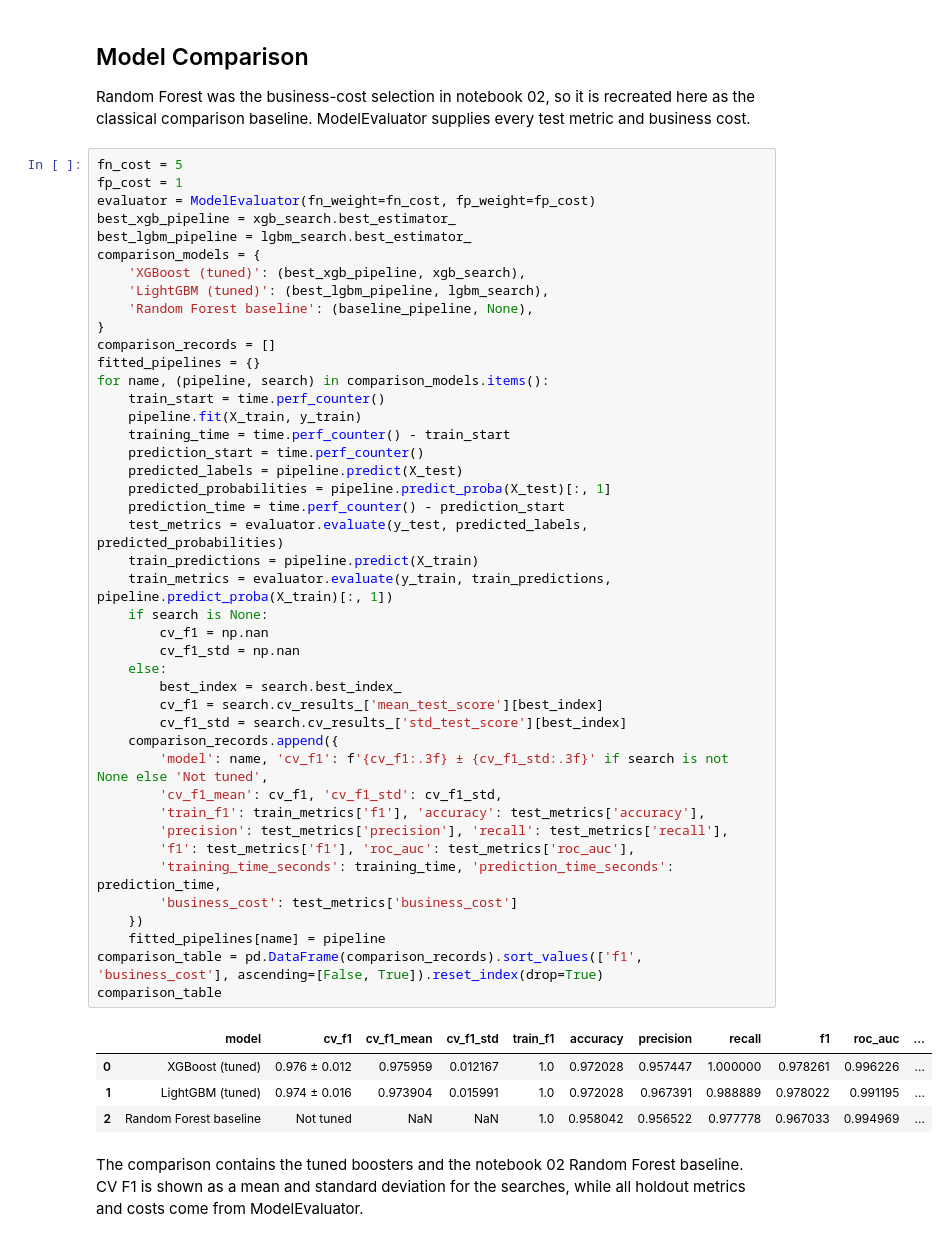
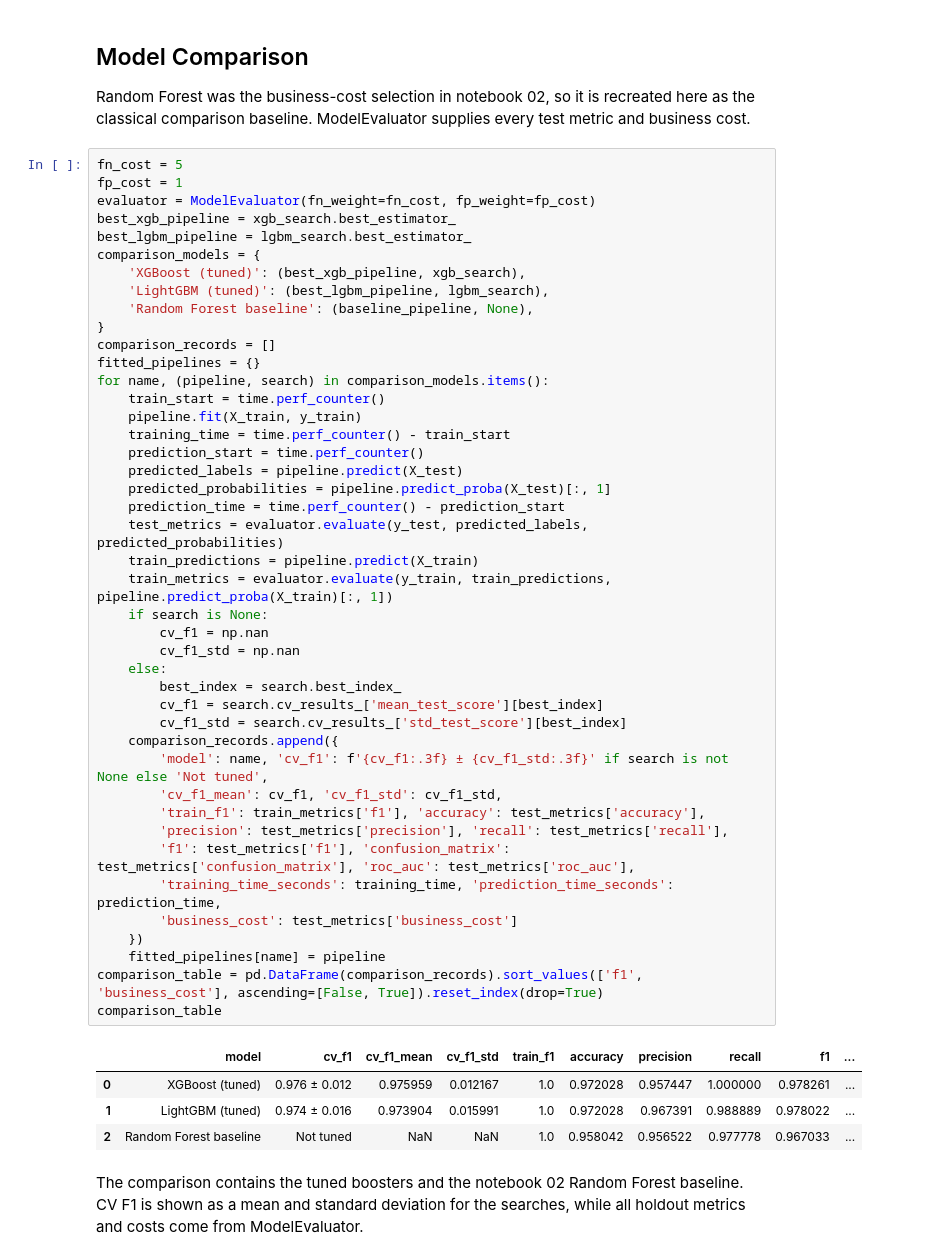
Before and after one commit to vilvapriya21/explainable-ml-assignment, a Jupyter notebook: notebooks/03_boosting_and_pipelines.ipynb, the cells around one changed output. Saved outputs shown, nothing was run; the diff lists cells and outputs as text.

```diff
--- a/notebooks/03_boosting_and_pipelines.ipynb
+++ b/notebooks/03_boosting_and_pipelines.ipynb
@@ -114,38 +114,38 @@ fitted_pipelines = {}
 for name, (pipeline, search) in comparison_models.items():
     train_start = time.perf_counter()
     pipeline.fit(X_train, y_train)
     training_time = time.perf_counter() - train_start
     prediction_start = time.perf_counter()
     predicted_labels = pipeline.predict(X_test)
     predicted_probabilities = pipeline.predict_proba(X_test)[:, 1]
     prediction_time = time.perf_counter() - prediction_start
     test_metrics = evaluator.evaluate(y_test, predicted_labels, predicted_probabilities)
     train_predictions = pipeline.predict(X_train)
     train_metrics = evaluator.evaluate(y_train, train_predictions, pipeline.predict_proba(X_train)[:, 1])
     if search is None:
         cv_f1 = np.nan
         cv_f1_std = np.nan
     else:
         best_index = search.best_index_
         cv_f1 = search.cv_results_['mean_test_score'][best_index]
         cv_f1_std = search.cv_results_['std_test_score'][best_index]
     comparison_records.append({
         'model': name, 'cv_f1': f'{cv_f1:.3f} ± {cv_f1_std:.3f}' if search is not None else 'Not tuned',
         'cv_f1_mean': cv_f1, 'cv_f1_std': cv_f1_std,
         'train_f1': train_metrics['f1'], 'accuracy': test_metrics['accuracy'],
         'precision': test_metrics['precision'], 'recall': test_metrics['recall'],
-        'f1': test_metrics['f1'], 'roc_auc': test_metrics['roc_auc'],
+        'f1': test_metrics['f1'], 'confusion_matrix': test_metrics['confusion_matrix'], 'roc_auc': test_metrics['roc_auc'],
         'training_time_seconds': training_time, 'prediction_time_seconds': prediction_time,
         'business_cost': test_metrics['business_cost']
     })
     fitted_pipelines[name] = pipeline
 comparison_table = pd.DataFrame(comparison_records).sort_values(['f1', 'business_cost'], ascending=[False, True]).reset_index(drop=True)
 comparison_table
 # %% [output]
-|  | model | cv_f1 | cv_f1_mean | cv_f1_std | train_f1 | accuracy | precision | recall | f1 | roc_auc | ... |
-| 0 | XGBoost (tuned) | 0.976 ± 0.012 | 0.975959 | 0.012167 | 1.0 | 0.972028 | 0.957447 | 1.000000 | 0.978261 | 0.996226 | ... |
-| 1 | LightGBM (tuned) | 0.974 ± 0.016 | 0.973904 | 0.015991 | 1.0 | 0.972028 | 0.967391 | 0.988889 | 0.978022 | 0.991195 | ... |
-| 2 | Random Forest baseline | Not tuned | NaN | NaN | 1.0 | 0.958042 | 0.956522 | 0.977778 | 0.967033 | 0.994969 | ... |
+|  | model | cv_f1 | cv_f1_mean | cv_f1_std | train_f1 | accuracy | precision | recall | f1 | ... |
+| 0 | XGBoost (tuned) | 0.976 ± 0.012 | 0.975959 | 0.012167 | 1.0 | 0.972028 | 0.957447 | 1.000000 | 0.978261 | ... |
+| 1 | LightGBM (tuned) | 0.974 ± 0.016 | 0.973904 | 0.015991 | 1.0 | 0.972028 | 0.967391 | 0.988889 | 0.978022 | ... |
+| 2 | Random Forest baseline | Not tuned | NaN | NaN | 1.0 | 0.958042 | 0.956522 | 0.977778 | 0.967033 | ... |
 # %% [markdown]
 The comparison contains the tuned boosters and the notebook 02 Random Forest baseline. CV F1 is shown as a mean and standard deviation for the searches, while all holdout metrics and costs come from ModelEvaluator.
 # %% [markdown]
```
Also changed, not shown: parts of 1 cell of this notebook, 27 other files.
